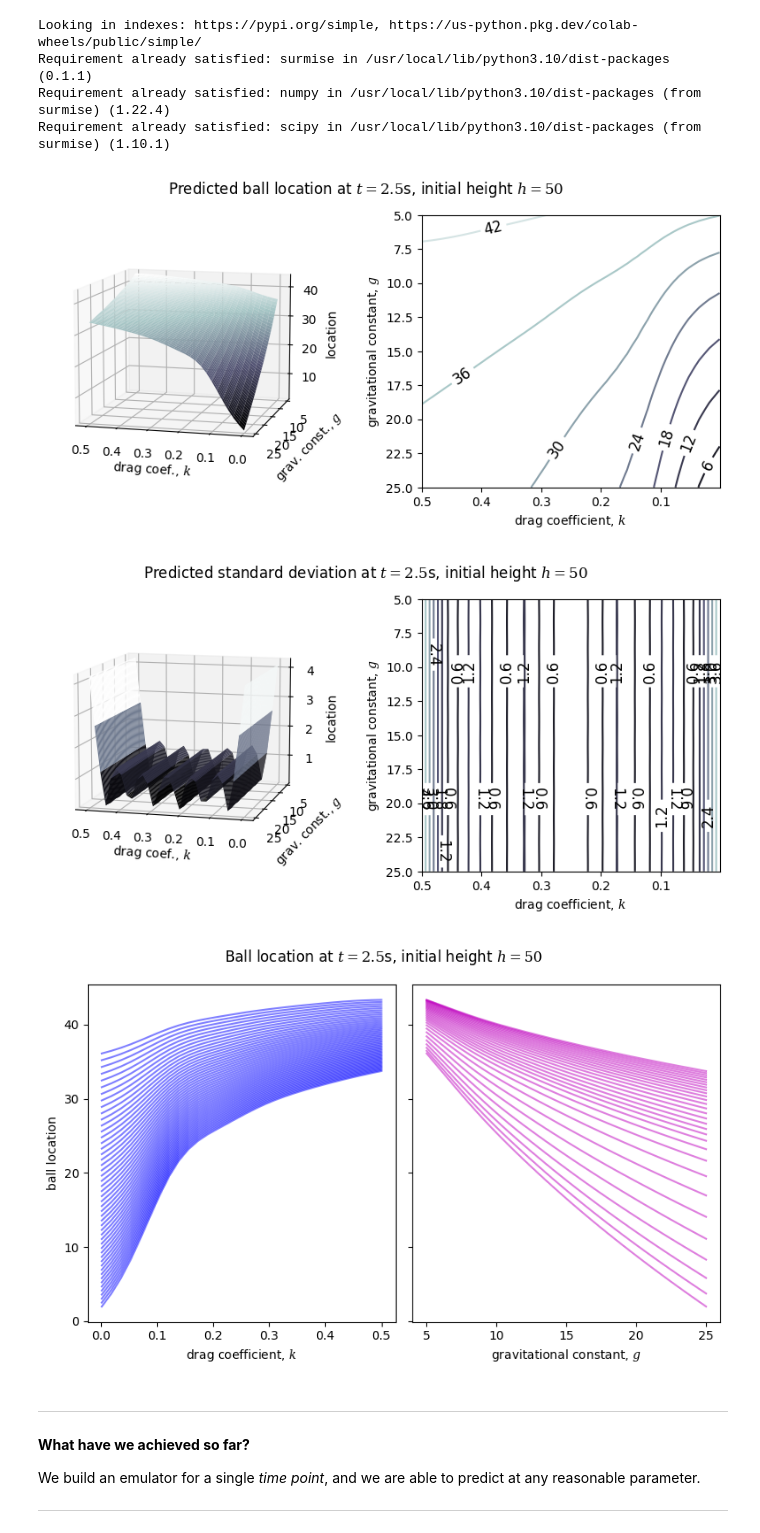
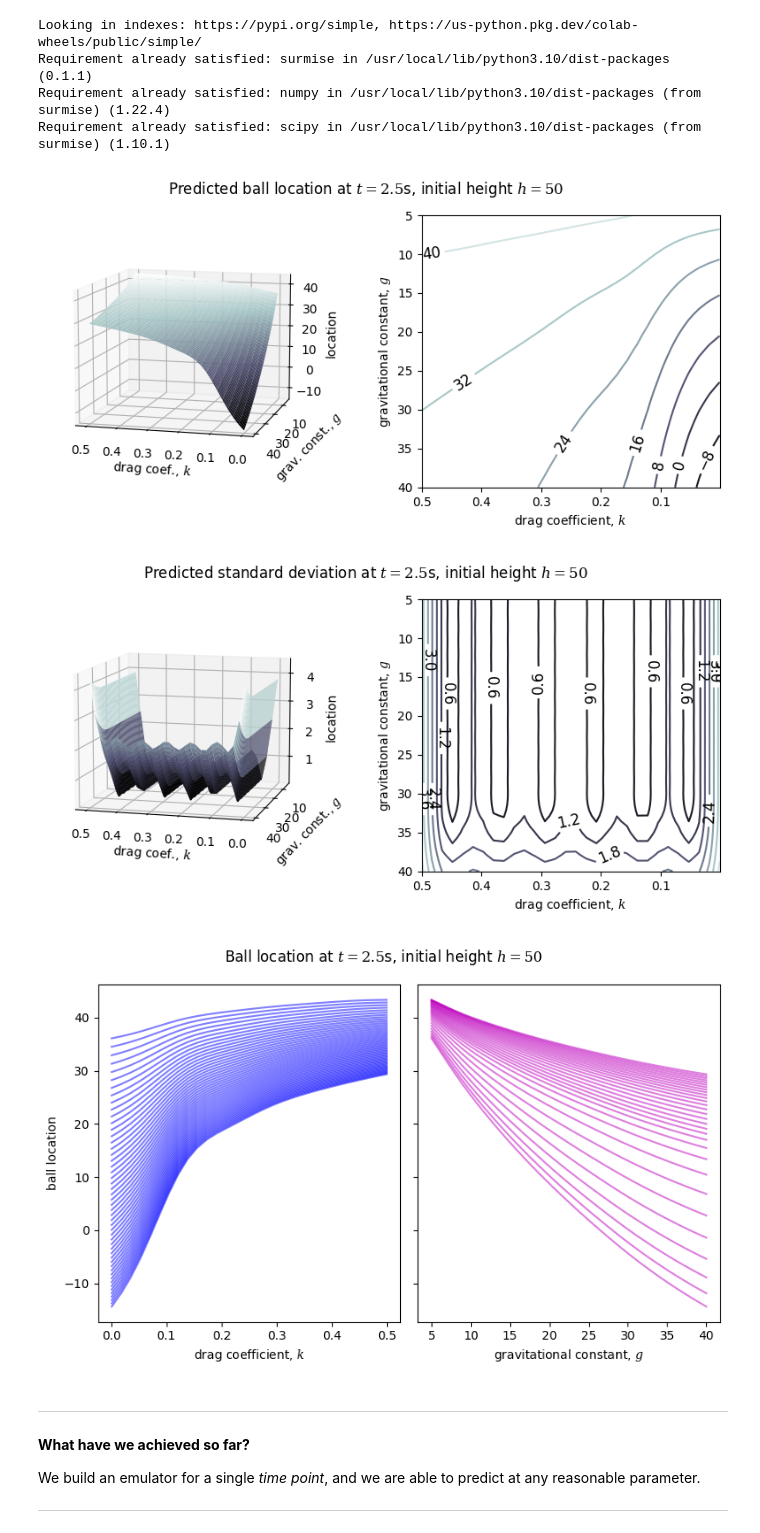
Before and after one commit to mosesyhc/BAND-camp-surmise-demo, a Jupyter notebook: BANDcamp2023_GP_surmise.ipynb, the cells around one changed output. Drawn from its saved outputs; the diff is of its cells as text; code cells hidden in the pictures.

```diff
--- a/BANDcamp2023_GP_surmise.ipynb
+++ b/BANDcamp2023_GP_surmise.ipynb
@@ -182,10 +182,12 @@ emu_balldrop = emulator(x=xvec, theta=thetavec, f=f,
                         args={'warnings': True})
 # %%
 #@title Predict with emulator prediction object, `emu.predict()`
+nk = 30
+ng = 50
 
 # predict at many parameters
-kvec_test = np.linspace(0.001, 0.5, 30)
-gvec_test = np.linspace(5, 25, 50)
+kvec_test = np.linspace(kL, kU, nk)
+gvec_test = np.linspace(gL, gU, ng)
 
 K, G = np.meshgrid(kvec_test, gvec_test)
 thetavec_test = np.array((K, G)).T.reshape(-1, 2)
@@ -229,27 +231,27 @@ def plot_emulator_prediction(mean_or_var, theta, your_title=''):
 #@title <a name="prediction-plot"></a> How does the emulator predict across the parameter space?
 plot_emulator_prediction(fpredmean, thetavec_test, 'Predicted ball location')
 # %% [output]
-[figure, old version]
+[figure, new version]
 # %%
 #@title What does the uncertainty look like?
 plot_emulator_prediction(np.sqrt(fpredvar), thetavec_test, 'Predicted standard deviation')
 # %% [output]
-[figure, old version]
+[figure, new version]
 # %%
 #@title Marginal plots (if you are interested)
 
 fig, ax = plt.subplots(1, 2, sharey=True, figsize=(8, 5))
-_ = ax[0].plot(kvec_test, fpredmean, 'b', alpha=0.5)
-_ = ax[1].plot(gvec_test, fpredmean.T, 'm', alpha=0.5)
+_ = ax[0].plot(kvec_test, fpredmean.reshape(nk, ng), 'b', alpha=0.5)
+_ = ax[1].plot(gvec_test, fpredmean.reshape(nk, ng).T, 'm', alpha=0.5)
 
 ax[0].set_xlabel('drag coefficient, $k$')
 ax[0].set_ylabel('ball location')
 ax[1].set_xlabel('gravitational constant, $g$')
 plt.suptitle('Ball location at $t=2.5$s, initial height $h=50$')
 plt.tight_layout()
 plt.show()
 # %% [output]
-[figure, old version]
+[figure, new version]
 # %% [markdown]
 ---
 
```
Also changed, not shown: parts of 12 cells of this notebook.
